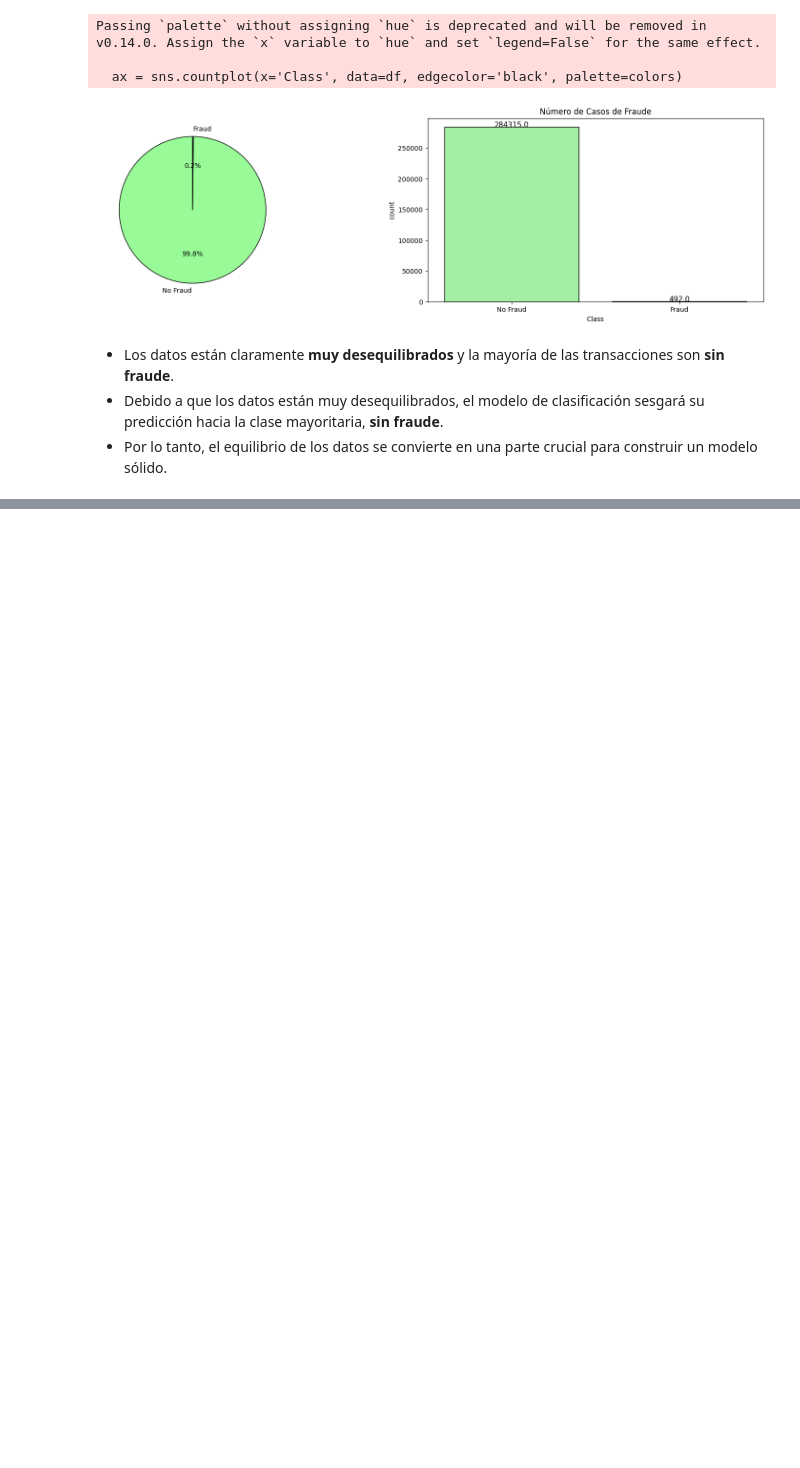
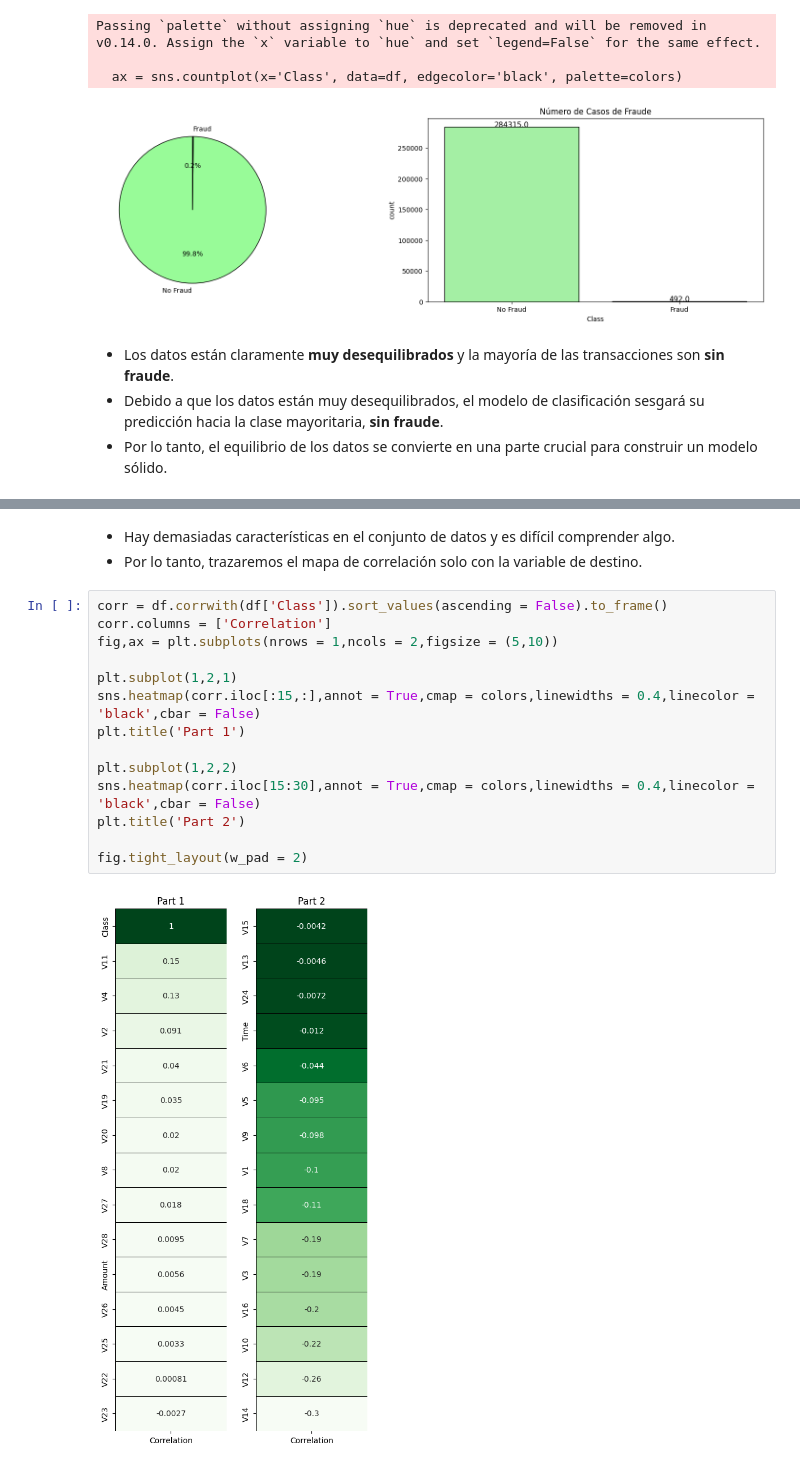
Before and after one commit to londerowalteroscar/Fraud-Detection, a Jupyter notebook: fraud-detection.ipynb, the cells around one changed output, grey strips where cells are left out. Saved outputs shown, nothing was run; the diff lists cells and outputs as text; blank space fills up the shorter version.

```diff
--- a/fraud-detection.ipynb
+++ b/fraud-detection.ipynb
@@ -237,0 +257,19 @@ Passing `palette` without assigning `hue` is deprecated and will be removed in v
+# %% [markdown]
+- Hay demasiadas características en el conjunto de datos y es difícil comprender algo.
+- Por lo tanto, trazaremos el mapa de correlación solo con la variable de destino.
+# %%
+corr = df.corrwith(df['Class']).sort_values(ascending = False).to_frame()
+corr.columns = ['Correlation']
+fig,ax = plt.subplots(nrows = 1,ncols = 2,figsize = (5,10))
+
+plt.subplot(1,2,1)
+sns.heatmap(corr.iloc[:15,:],annot = True,cmap = colors,linewidths = 0.4,linecolor = 'black',cbar = False)
+plt.title('Part 1')
+
+plt.subplot(1,2,2)
+sns.heatmap(corr.iloc[15:30],annot = True,cmap = colors,linewidths = 0.4,linecolor = 'black',cbar = False)
+plt.title('Part 2')
+
+fig.tight_layout(w_pad = 2)
+# %% [output]
+[figure, added]
```
Also changed, not shown: parts of 12 cells of this notebook.
